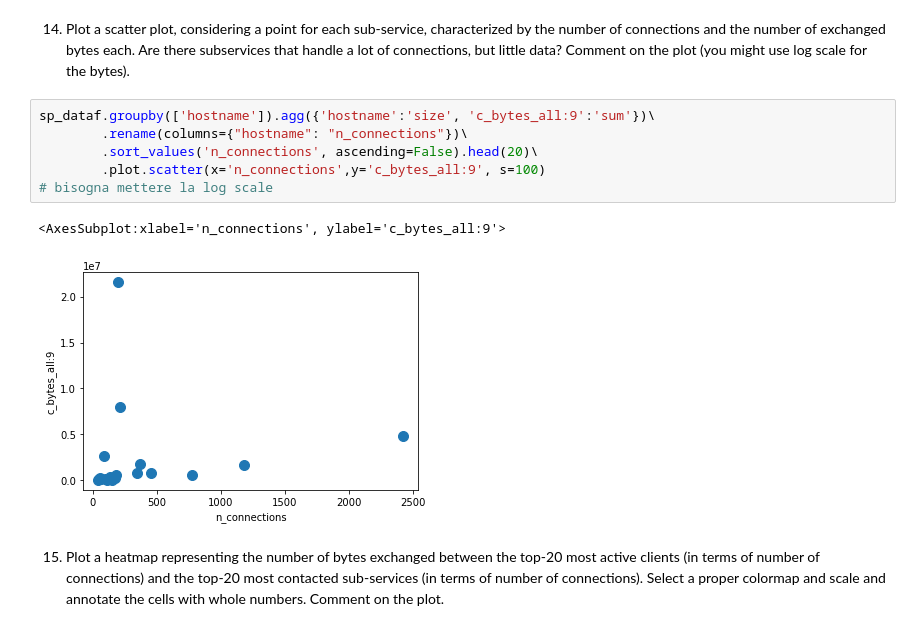
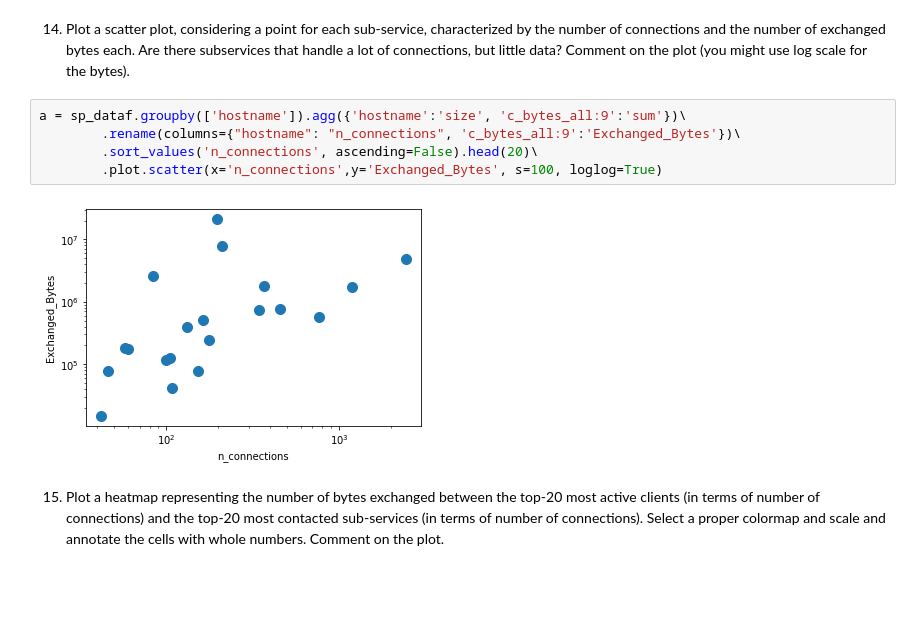
Before and after one commit to AlessioFerra/NML_Group4, a Jupyter notebook: Lab04.ipynb, the cells around one changed output. Saved outputs shown, nothing was run; the diff lists cells and outputs as text; blank space fills up the shorter version.

```diff
--- a/Lab04.ipynb
+++ b/Lab04.ipynb
@@ -530,14 +535,12 @@ a = sp_dataf[(sp_dataf['c_isint:38'] == 1)]\
 # %% [markdown]
 14. Plot a scatter plot, considering a point for each sub-service, characterized by the number of connections and the number of exchanged bytes each. Are there subservices that handle a lot of connections, but little data? Comment on the plot (you might use log scale for the bytes).
 # %%
-sp_dataf.groupby(['hostname']).agg({'hostname':'size', 'c_bytes_all:9':'sum'})\
-        .rename(columns={"hostname": "n_connections"})\
+a = sp_dataf.groupby(['hostname']).agg({'hostname':'size', 'c_bytes_all:9':'sum'})\
+        .rename(columns={"hostname": "n_connections", 'c_bytes_all:9':'Exchanged_Bytes'})\
         .sort_values('n_connections', ascending=False).head(20)\
-        .plot.scatter(x='n_connections',y='c_bytes_all:9', s=100)
-# bisogna mettere la log scale
+        .plot.scatter(x='n_connections',y='Exchanged_Bytes', s=100, loglog=True)
 # %% [output]
-<AxesSubplot:xlabel='n_connections', ylabel='c_bytes_all:9'>
-[figure, old version]
+[figure, new version]
 # %% [markdown]
 15. Plot a heatmap representing the number of bytes exchanged between the top-20 most active clients (in terms of number of connections) and the top-20 most contacted sub-services (in terms of number of connections). Select a proper colormap and scale and annotate the cells with whole numbers. Comment on the plot.
 # %%
```
Also changed, not shown: parts of 5 cells of this notebook.
